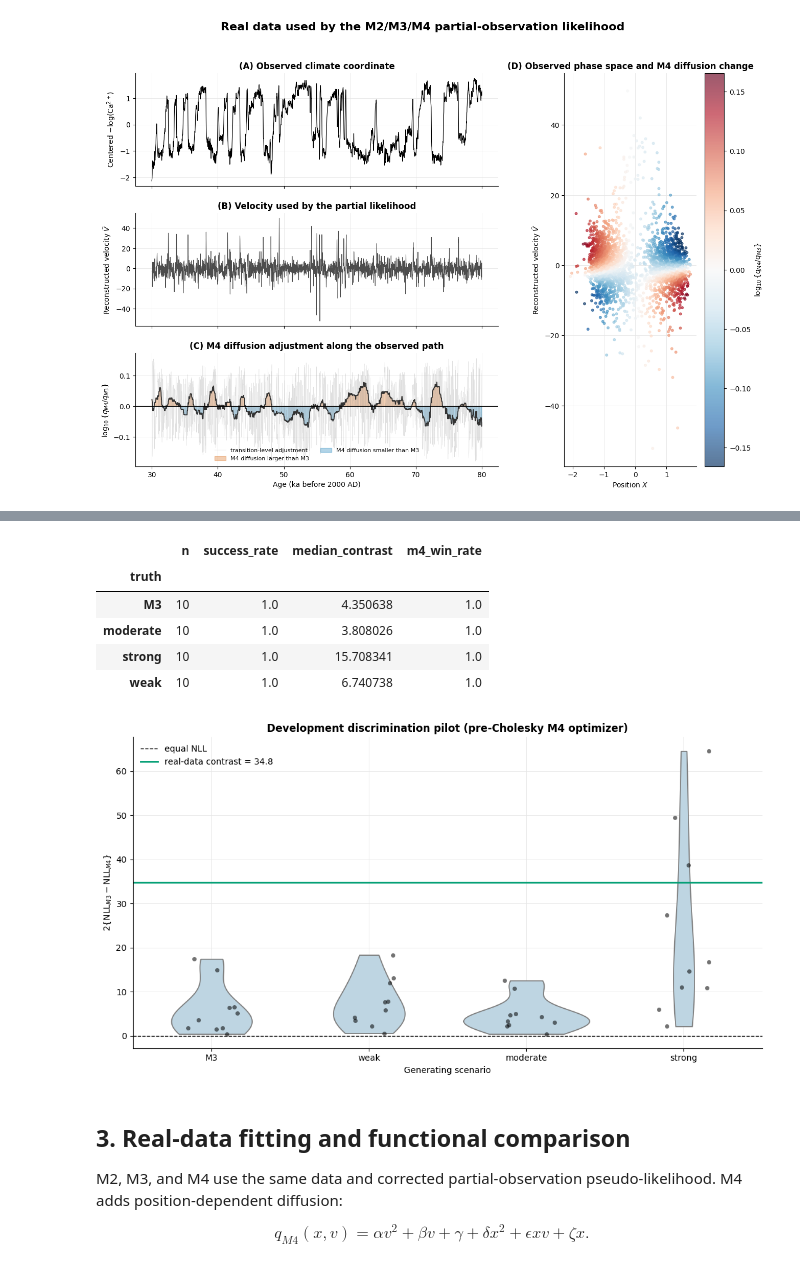
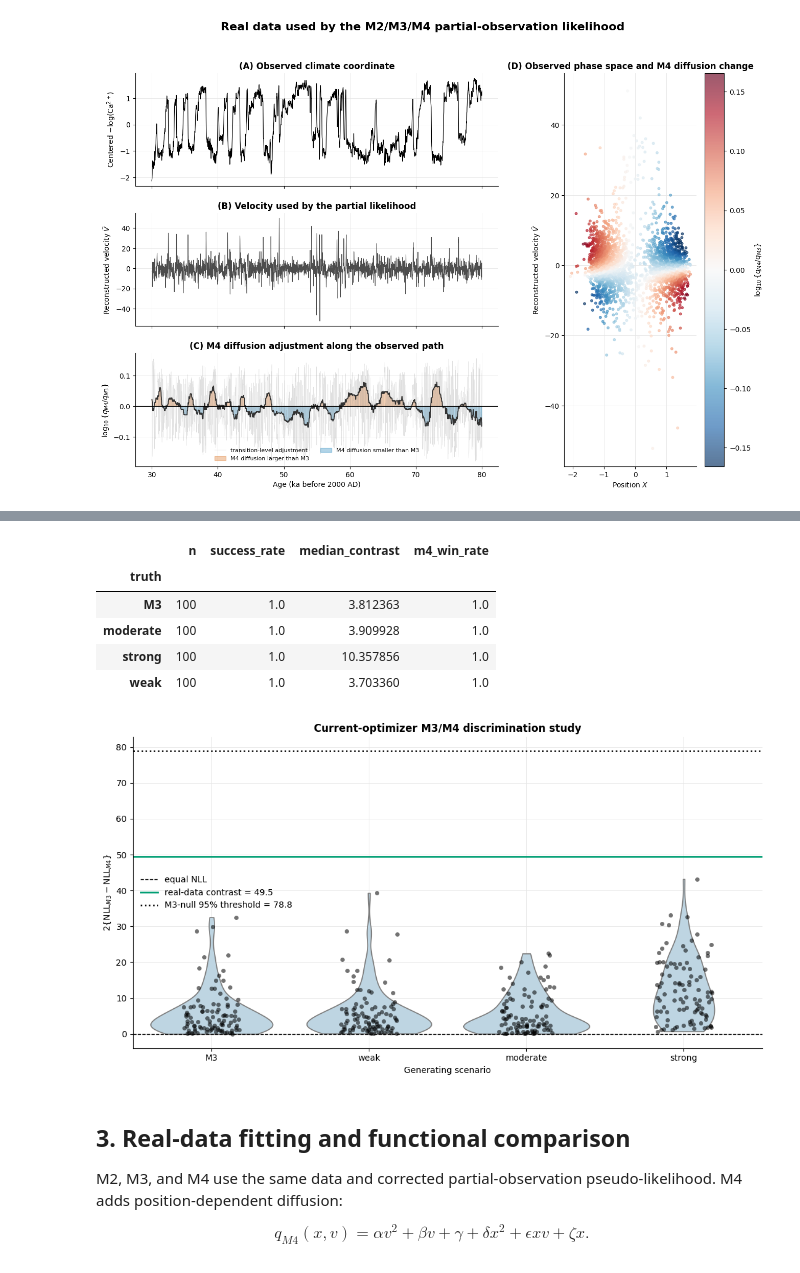
Before and after one commit to Luciferjjj/student-kramers-m4, a Jupyter notebook: notebooks/greenland_m4_analysis.ipynb, the cells around one changed output, grey strips where cells are left out. Drawn from its saved outputs; the diff is of its cells as text; code cells hidden in the pictures.

```diff
--- a/notebooks/greenland_m4_analysis.ipynb
+++ b/notebooks/greenland_m4_analysis.ipynb
@@ -137,7 +129,7 @@ Setting a gradient palette using color= is deprecated and will be removed in v0.
 # %%
 scenarios = ("m3", "weak", "moderate", "strong")
 discrimination = pd.concat(
-    [pd.read_csv(DEVELOPMENT / f"discrimination_{name}.csv") for name in scenarios],
+    [pd.read_csv(CURRENT / f"discrimination_{name}.csv") for name in scenarios],
     ignore_index=True,
 )
 discrimination.groupby("truth").agg(
@@ -149,20 +141,21 @@ discrimination.groupby("truth").agg(
 # %% [output]
 |  | n | success_rate | median_contrast | m4_win_rate |
 | truth |  |  |  |  |
-| M3 | 10 | 1.0 | 4.350638 | 1.0 |
-| moderate | 10 | 1.0 | 3.808026 | 1.0 |
-| strong | 10 | 1.0 | 15.708341 | 1.0 |
-| weak | 10 | 1.0 | 6.740738 | 1.0 |
+| M3 | 100 | 1.0 | 3.812363 | 1.0 |
+| moderate | 100 | 1.0 | 3.909928 | 1.0 |
+| strong | 100 | 1.0 | 10.357856 | 1.0 |
+| weak | 100 | 1.0 | 3.703360 | 1.0 |
 # %%
-old_nested = pd.read_csv(DEVELOPMENT / "m3_m4_nested_summary.csv").iloc[0]
+current_nested = pd.read_csv(CURRENT / "m3_m4_nested_summary.csv").iloc[0]
 plot_discrimination(
     discrimination,
-    float(old_nested["observed_contrast"]),
-    title="Development discrimination pilot (pre-Cholesky M4 optimizer)",
+    float(current_nested["observed_contrast"]),
+    title="Current-optimizer M3/M4 discrimination study",
+    decision_threshold=float(current_nested["contrast_q95"]),
 )
 plt.show()
 # %% [output]
-[figure, old version]
+[figure, new version]
 # %% [markdown]
 ## 3. Real-data fitting and functional comparison
 
```
Also changed, not shown: parts of 11 cells of this notebook, 41 other files.
